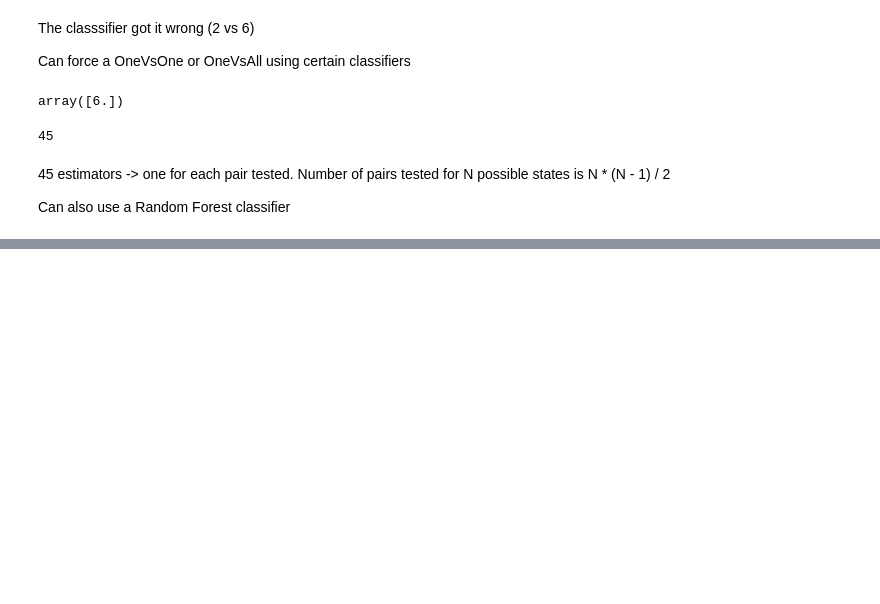
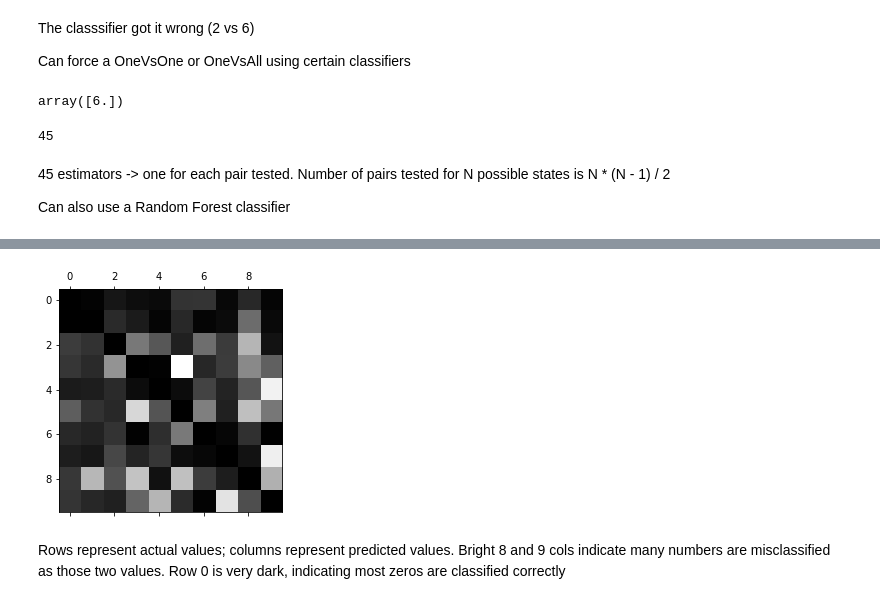
Before and after one commit to mdchambers/ml-working, a Jupyter notebook: 03-classification.ipynb, the cells around one changed output, grey strips where cells are left out. Saved outputs shown, nothing was run; the diff lists cells and outputs as text; code cells hidden in the pictures; blank space fills up the shorter version.

```diff
--- a/03-classification.ipynb
+++ b/03-classification.ipynb
@@ -270,0 +321,15 @@ Can also use a Random Forest classifier
+# %%
+# Divide errors by number of images in corresponding class and remove accuracies to get error rates
+
+row_sums = conf_mx.sum(axis = 1, keepdims = True)
+norm_conf_mx = conf_mx / row_sums
+
+np.fill_diagonal(norm_conf_mx, 0)
+plt.matshow(norm_conf_mx, cmap=plt.cm.gray)
+plt.show()
+# %% [output]
+[figure, added]
+# %% [markdown]
+Rows represent actual values; columns represent predicted values.
+Bright 8 and 9 cols indicate many numbers are misclassified as those two values.
+Row 0 is very dark, indicating most zeros are classified correctly
```
Also changed, not shown: parts of 8 cells of this notebook, 5 other files.
